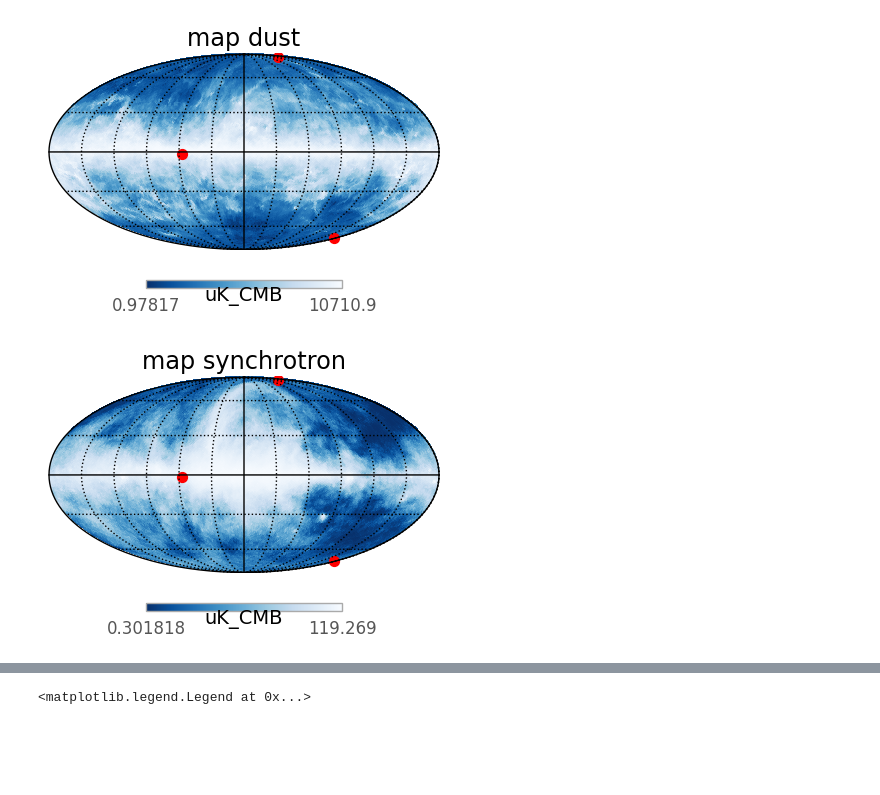
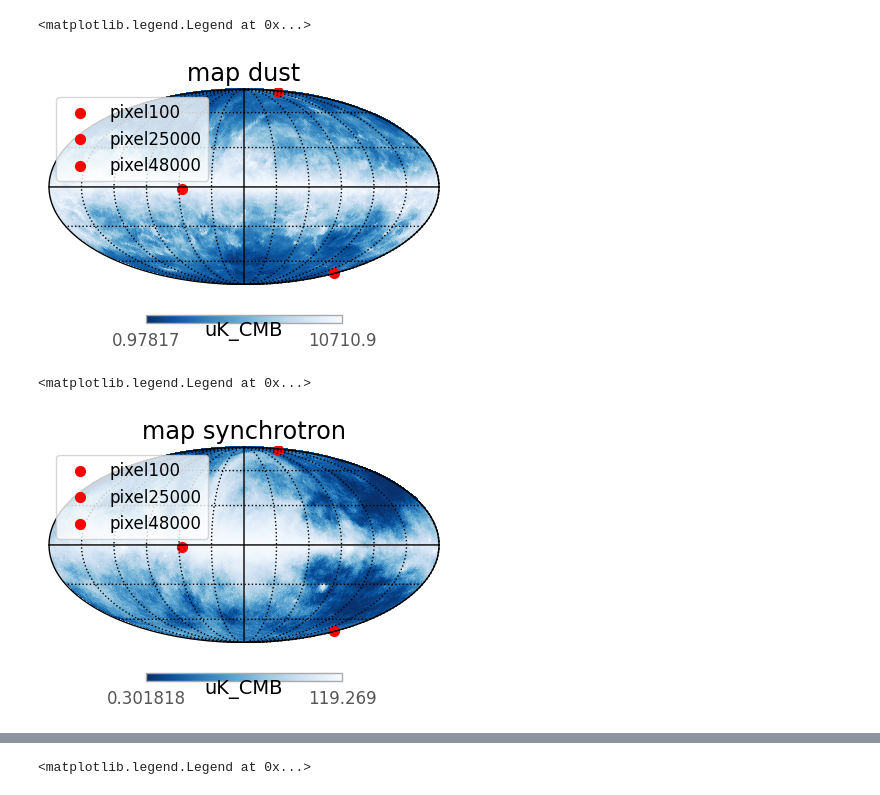
Before and after one commit to AlicePirotta/APC, a Jupyter notebook: d0,s0_norm.ipynb, the cells around one changed output, grey strips where cells are left out. Cells and saved outputs as stored; diff of their text form; code cells hidden in the pictures; blank space fills up the shorter version.

```diff
--- a/d0,s0_norm.ipynb
+++ b/d0,s0_norm.ipynb
@@ -40,36 +40,38 @@ Sky_s0=pysm3.Sky(nside=64, preset_strings=["s0"])
 # %%
 map_100GHz = Sky_d0.get_emission(100 * u.GHz)
 map_100GHz = map_100GHz.to(u.uK_CMB, equivalencies=u.cmb_equivalencies(100*u.GHz))
 
 pix1 = 100
 pix2 = 25000
 pix3 = 48000
 nside = 64
 
 # Calcolo delle coordinate celesti del pixel
 theta1, phi1 = hp.pix2ang(nside, pix1)
 theta2, phi2 = hp.pix2ang(nside, pix2)
 theta3, phi3 = hp.pix2ang(nside, pix3)
 
 # Conversione delle coordinate in gradi
 ra1 = np.rad2deg(phi1)
 dec1 = np.rad2deg(0.5 * np.pi - theta1)
 
 ra2 = np.rad2deg(phi2)
 dec2 = np.rad2deg(0.5 * np.pi - theta2)
 
 ra3 = np.rad2deg(phi3)
 dec3 = np.rad2deg(0.5 * np.pi - theta3)
 
 # Creazione della mappa HEALPix
 hp.mollview(map_100GHz[0], title='map dust', norm='hist', unit=map_100GHz.unit, cmap='Blues_r', sub=(1,2,1) )
-hp.projscatter(ra1, dec1, lonlat=True, s=50, marker='o', color='r')
-hp.projscatter(ra2, dec2, lonlat=True, s=50, marker='o', color='r')
-hp.projscatter(ra3, dec3, lonlat=True, s=50, marker='o', color='r')
+hp.projscatter(ra1, dec1, lonlat=True, s=50, marker='o', color='r', label='pixel100')
+hp.projscatter(ra2, dec2, lonlat=True, s=50, marker='o', color='r', label='pixel25000')
+hp.projscatter(ra3, dec3, lonlat=True, s=50, marker='o', color='r', label='pixel48000')
 # Stampa della mappa
 hp.graticule()
+plt.legend()
 # %% [output]
+<matplotlib.legend.Legend at 0x...>
-[figure, old version]
+[figure, new version]
 # %%
 map_100GHz = Sky_s0.get_emission(100 * u.GHz)
 map_100GHz = map_100GHz.to(u.uK_CMB, equivalencies=u.cmb_equivalencies(100*u.GHz))
@@ -96,13 +98,15 @@ dec3 = np.rad2deg(0.5 * np.pi - theta3)
 
 # Creazione della mappa HEALPix
 hp.mollview(map_100GHz[0], title='map synchrotron', norm='hist', unit=map_100GHz.unit, cmap='Blues_r', sub=(1,2,1) )
-hp.projscatter(ra1, dec1, lonlat=True, s=50, marker='o', color='r')
-hp.projscatter(ra2, dec2, lonlat=True, s=50, marker='o', color='r')
-hp.projscatter(ra3, dec3, lonlat=True, s=50, marker='o', color='r')
+hp.projscatter(ra1, dec1, lonlat=True, s=50, marker='o', color='r', label = 'pixel100')
+hp.projscatter(ra2, dec2, lonlat=True, s=50, marker='o', color='r', label = 'pixel25000')
+hp.projscatter(ra3, dec3, lonlat=True, s=50, marker='o', color='r', label = 'pixel48000')
 # Stampa della mappa
 hp.graticule()
+plt.legend()
 # %% [output]
+<matplotlib.legend.Legend at 0x...>
-[figure, old version]
+[figure, new version]
 # %%
 d0=np.array(get_pixel_value_norm(frequencies,ref_frequencies=ref_d,sky=Sky_d0))
 s0=np.array(get_pixel_value_norm(frequencies,ref_frequencies=ref_s,sky=Sky_s0))
```
Also changed, not shown: parts of 2 cells of this notebook.
